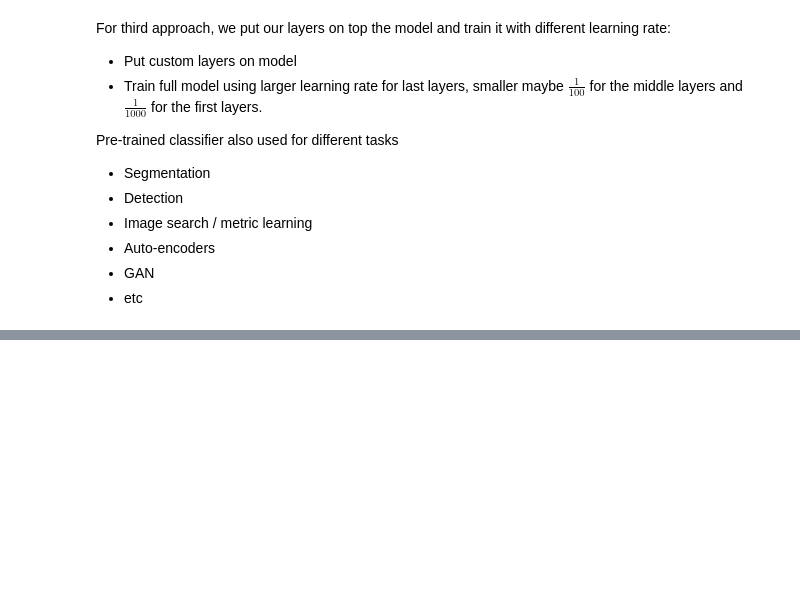
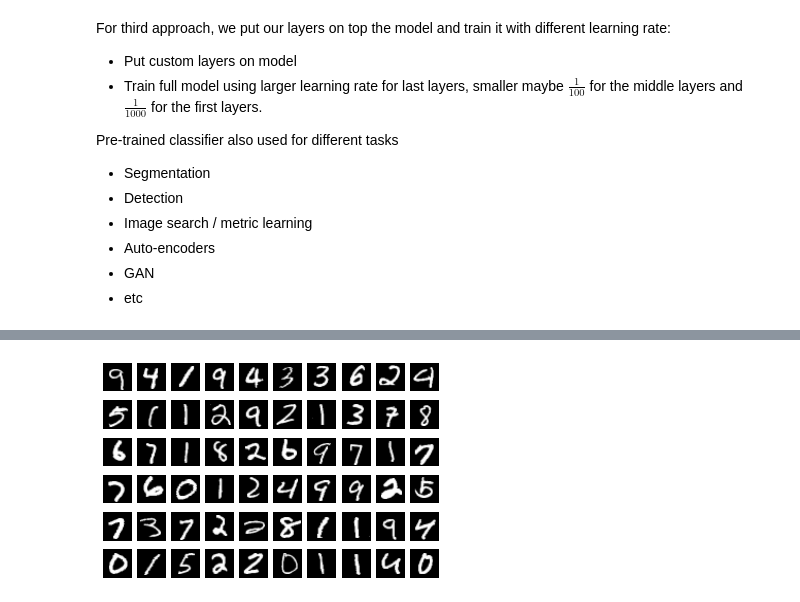
Before and after one commit to amareyah/MaxinAI_Education, a Jupyter notebook: dl_notes.ipynb, the cells around one changed output, grey strips where cells are left out. Cells and saved outputs as stored; diff of their text form; code cells hidden in the pictures; blank space fills up the shorter version.

```diff
--- a/dl_notes.ipynb
+++ b/dl_notes.ipynb
@@ -171,0 +316,9 @@ plt.imshow(img1)
+# %%
+figure = plt.figure()
+num_of_images = 60
+for i in range(0, num_of_images):
+  plt.subplot(6,10,i+1)
+  plt.axis('off')
+  plt.imshow(image_batch[i].numpy().squeeze(),cmap='gray')
+# %% [output]
+[figure, added]
```
Also changed, not shown: parts of 91 cells of this notebook.
